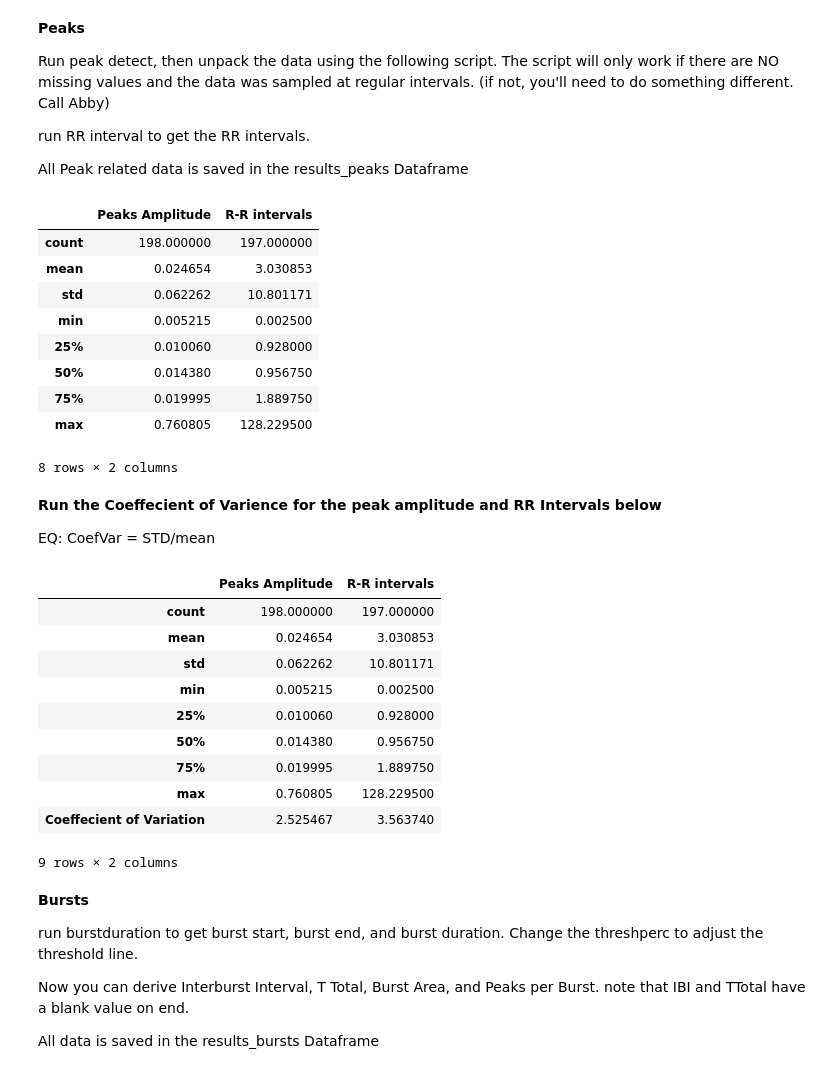
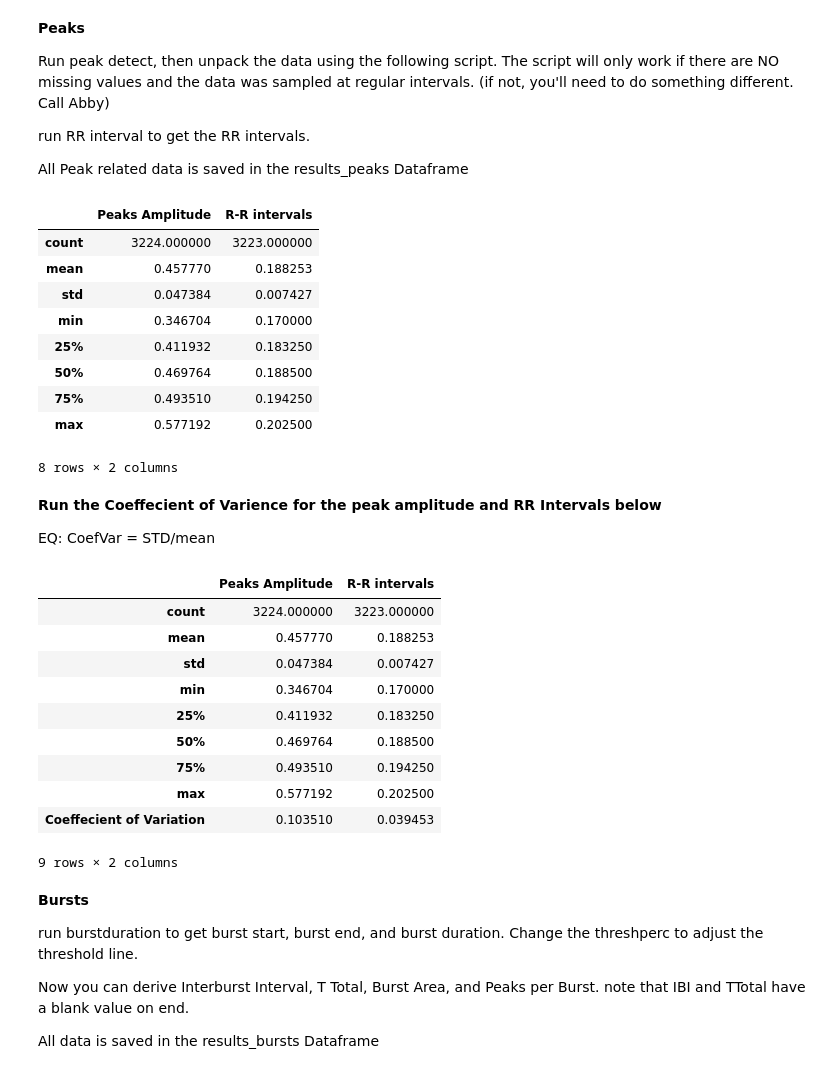
Before and after one commit to aedobyns/lab, a Jupyter notebook: XII template.ipynb, the cells around one changed output. Saved outputs shown, nothing was run; the diff lists cells and outputs as text; code cells hidden in the pictures.

```diff
--- a/XII template.ipynb
+++ b/XII template.ipynb
@@ -158,7 +158,7 @@ def baseline(data,rate):
     import numpy as np
     '''
 
-    index = 0.2/rate #find the index of the first 0.2 seconds of data
+    index = 0.1/rate #find the index of the first 0.2 seconds of data
     baserate = np.mean(data[:index]) #average all points to obtain baserate
 
     datashift = []
@@ -474,5 +474,5 @@ Use this moment to check any slicing you need to do to cut out problematic data
 
 Lastly, it is assumed that the caputre rate is 4000frames/second (4k). if this is not true, adjustments must be made to replace each instance of 0.00025 in the code
 # %%
-time, data = np.loadtxt("/Users/abigaildobyns/Desktop/xii analysis/Clips/rat65-last-2.txt", delimiter="\t", usecols=(0,1),  unpack=True)
+time, data = np.loadtxt("/Users/abigaildobyns/Desktop/rat34-ECG.txt", delimiter="\t", usecols=(0,1),  unpack=True)
 # %%
@@ -489,7 +489,7 @@ DataCursor(figure)
 plt.show(figure)
 # %%
 data_trans = abs(data)
-data_trans =savitzky_golay(data_trans, 601, 5) #the window size or polynomial order can be adjusted
+data_trans =savitzky_golay(data_trans, 251, 5) #the window size or polynomial order can be adjusted
 base, data_shift =baseline(data_trans,rate) #capture rate for ECG is each frame is 0.00025 s
 # %%
 figure = plt.plot(time, data_trans)
@@ -504,32 +504,32 @@ run RR interval to get the RR intervals.
 
 All Peak related data is saved in the results_peaks Dataframe
 # %%
-maxtab, mintab = peakdet(data_trans, 0.01, None)
+maxtab, mintab = peakdet(data_trans, 0.3, None)
 
 maxtab = np.array(maxtab)
 maxptime = maxtab[:,0] #all of the rows and only the first column are time
 
 maxptime_true = (np.multiply(maxptime,rate) + time[0]) #get the real time for each R peak
 
 maxpeaks = maxtab[:,1]
 maxpeaks = (np.subtract(maxpeaks,base))
 
 RR = rrinterval(maxptime_true)
 RR.append(NaN)
 results_peaks = DataFrame({'Peaks Amplitude':maxpeaks}, index=maxptime_true)
 results_peaks['R-R intervals'] = RR
 
 results_peaks.describe()
 # %% [output]
 |  | Peaks Amplitude | R-R intervals |
-| count | 198.000000 | 197.000000 |
-| mean | 0.024654 | 3.030853 |
-| std | 0.062262 | 10.801171 |
-| min | 0.005215 | 0.002500 |
-| 25% | 0.010060 | 0.928000 |
-| 50% | 0.014380 | 0.956750 |
-| 75% | 0.019995 | 1.889750 |
-| max | 0.760805 | 128.229500 |
+| count | 3224.000000 | 3223.000000 |
+| mean | 0.457770 | 0.188253 |
+| std | 0.047384 | 0.007427 |
+| min | 0.346704 | 0.170000 |
+| 25% | 0.411932 | 0.183250 |
+| 50% | 0.469764 | 0.188500 |
+| 75% | 0.493510 | 0.194250 |
+| max | 0.577192 | 0.202500 |
 8 rows × 2 columns
 # %%
 plt.plot(time, data_shift, 'k')
@@ -554,15 +554,15 @@ results_peaks_sum.loc['Coeffecient of Variation', :] = CoefVarP
 results_peaks_sum
 # %% [output]
 |  | Peaks Amplitude | R-R intervals |
-| count | 198.000000 | 197.000000 |
-| mean | 0.024654 | 3.030853 |
-| std | 0.062262 | 10.801171 |
-| min | 0.005215 | 0.002500 |
-| 25% | 0.010060 | 0.928000 |
-| 50% | 0.014380 | 0.956750 |
-| 75% | 0.019995 | 1.889750 |
-| max | 0.760805 | 128.229500 |
-| Coeffecient of Variation | 2.525467 | 3.563740 |
+| count | 3224.000000 | 3223.000000 |
+| mean | 0.457770 | 0.188253 |
+| std | 0.047384 | 0.007427 |
+| min | 0.346704 | 0.170000 |
+| 25% | 0.411932 | 0.183250 |
+| 50% | 0.469764 | 0.188500 |
+| 75% | 0.493510 | 0.194250 |
+| max | 0.577192 | 0.202500 |
+| Coeffecient of Variation | 0.103510 | 0.039453 |
 9 rows × 2 columns
 # %% [markdown]
 **Bursts**
```
Also changed, not shown: parts of 5 cells of this notebook.
